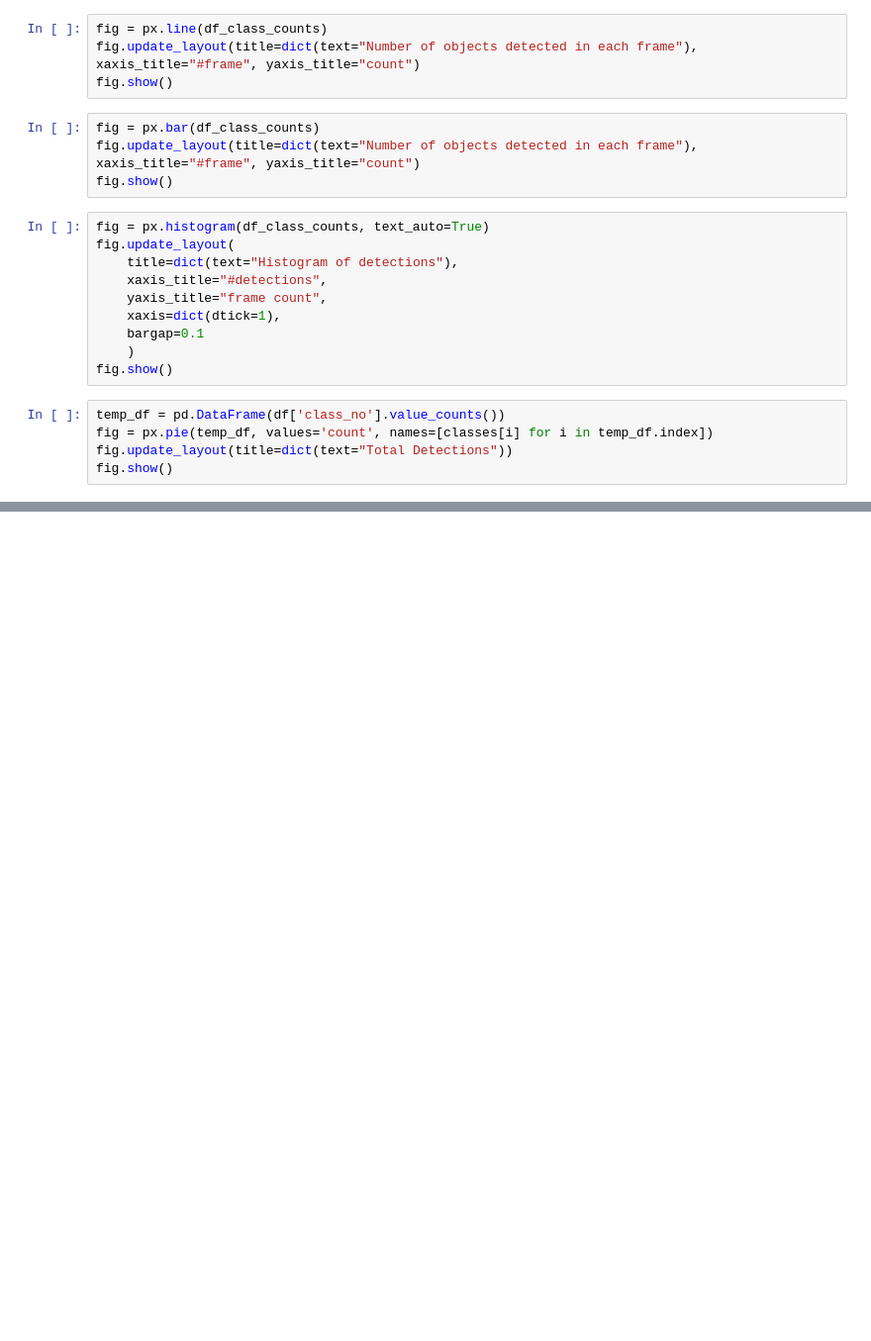
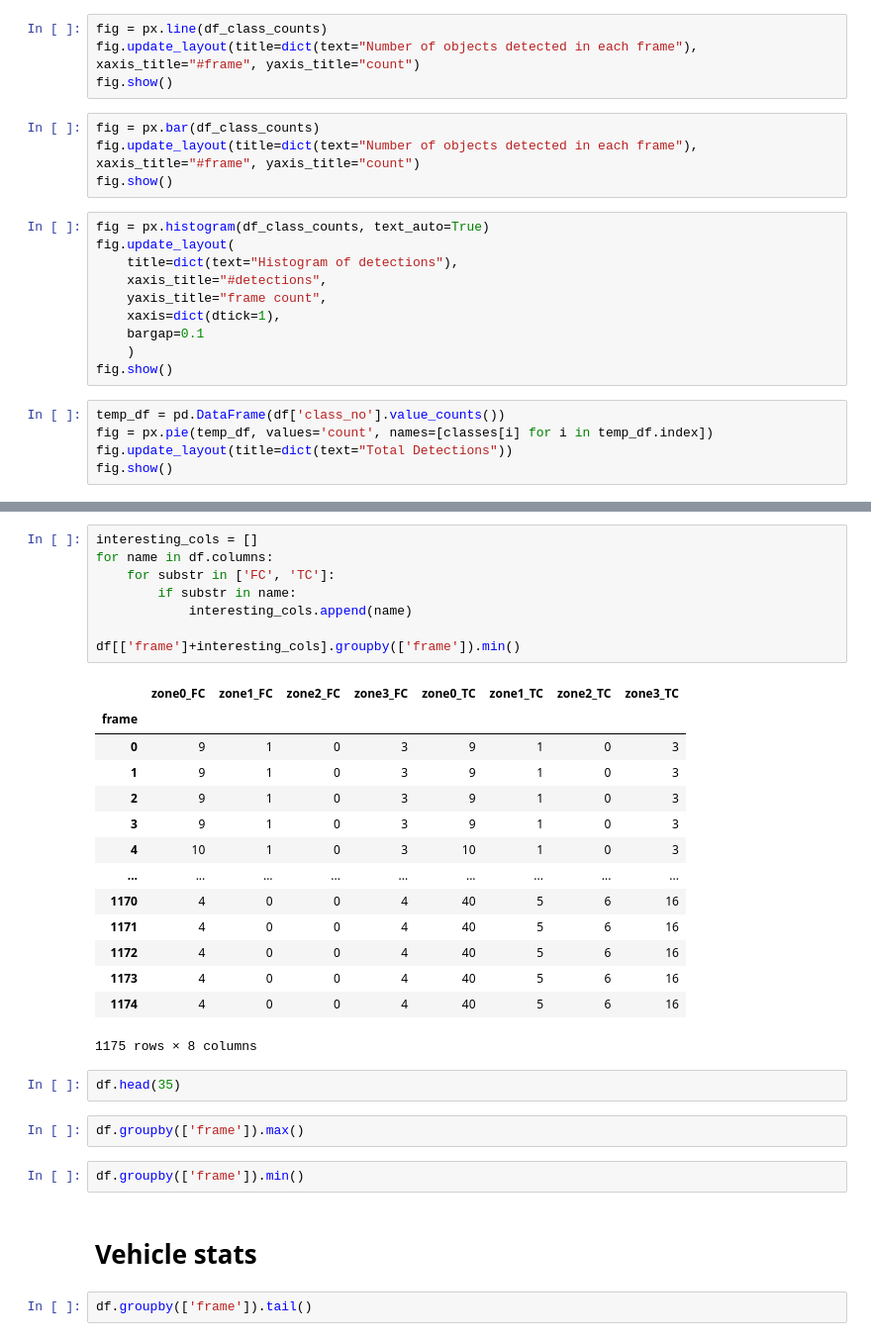
Before and after one commit to krz144/inz, a Jupyter notebook: 2_polygon_zones.ipynb, the cells around one changed output, grey strips where cells are left out. Shown at 99% size. Saved outputs shown, nothing was run; the diff lists cells and outputs as text; blank space fills up the shorter version.

```diff
--- a/2_polygon_zones.ipynb
+++ b/2_polygon_zones.ipynb
@@ -405,0 +434,33 @@ fig.show()
+# %%
+interesting_cols = []
+for name in df.columns:
+    for substr in ['FC', 'TC']:
+        if substr in name:
+            interesting_cols.append(name)
+
+df[['frame']+interesting_cols].groupby(['frame']).min()
+# %% [output]
+|  | zone0_FC | zone1_FC | zone2_FC | zone3_FC | zone0_TC | zone1_TC | zone2_TC | zone3_TC |
+| frame |  |  |  |  |  |  |  |  |
+| 0 | 9 | 1 | 0 | 3 | 9 | 1 | 0 | 3 |
+| 1 | 9 | 1 | 0 | 3 | 9 | 1 | 0 | 3 |
+| 2 | 9 | 1 | 0 | 3 | 9 | 1 | 0 | 3 |
+| 3 | 9 | 1 | 0 | 3 | 9 | 1 | 0 | 3 |
+| 4 | 10 | 1 | 0 | 3 | 10 | 1 | 0 | 3 |
+| ... | ... | ... | ... | ... | ... | ... | ... | ... |
+| 1170 | 4 | 0 | 0 | 4 | 40 | 5 | 6 | 16 |
+| 1171 | 4 | 0 | 0 | 4 | 40 | 5 | 6 | 16 |
+| 1172 | 4 | 0 | 0 | 4 | 40 | 5 | 6 | 16 |
+| 1173 | 4 | 0 | 0 | 4 | 40 | 5 | 6 | 16 |
+| 1174 | 4 | 0 | 0 | 4 | 40 | 5 | 6 | 16 |
+1175 rows × 8 columns
+# %%
+df.head(35)
+# %%
+df.groupby(['frame']).max()
+# %%
+df.groupby(['frame']).min()
+# %% [markdown]
+# Vehicle stats
+# %%
+df.groupby(['frame']).tail()
```
Also changed, not shown: parts of 12 cells of this notebook, 1 other file.
